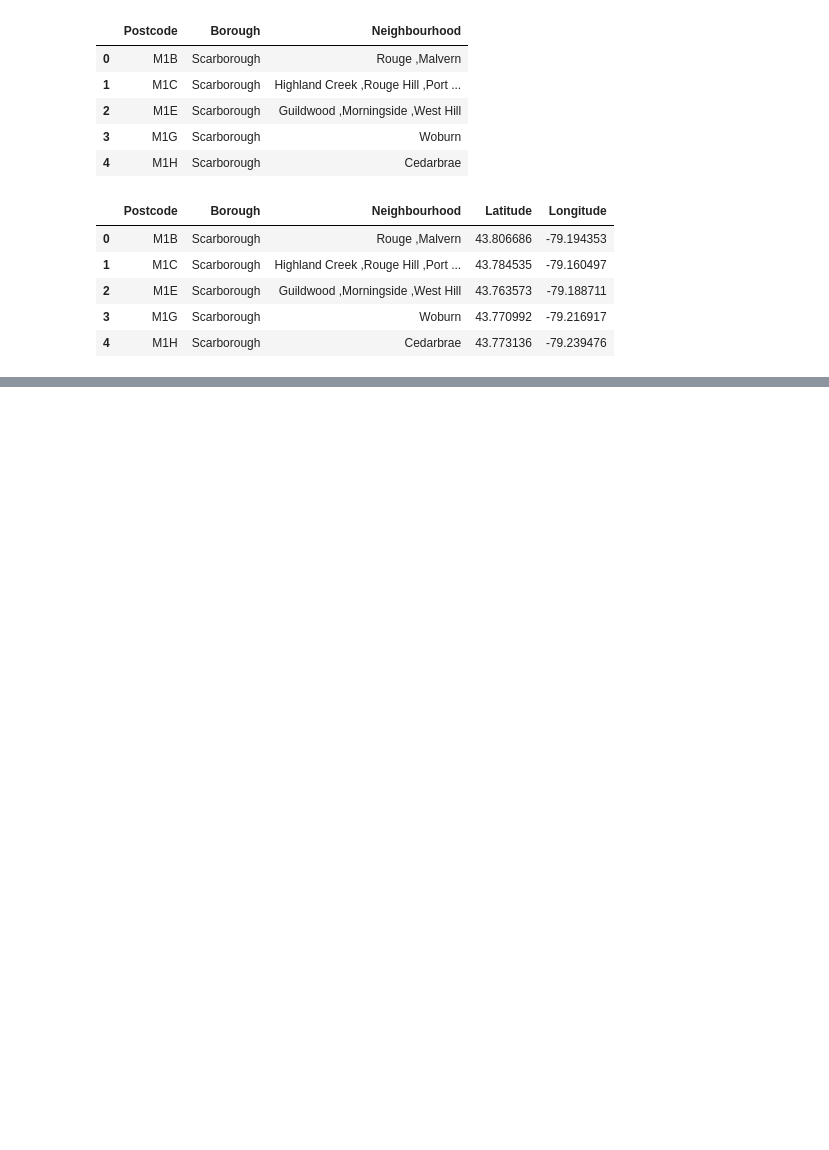
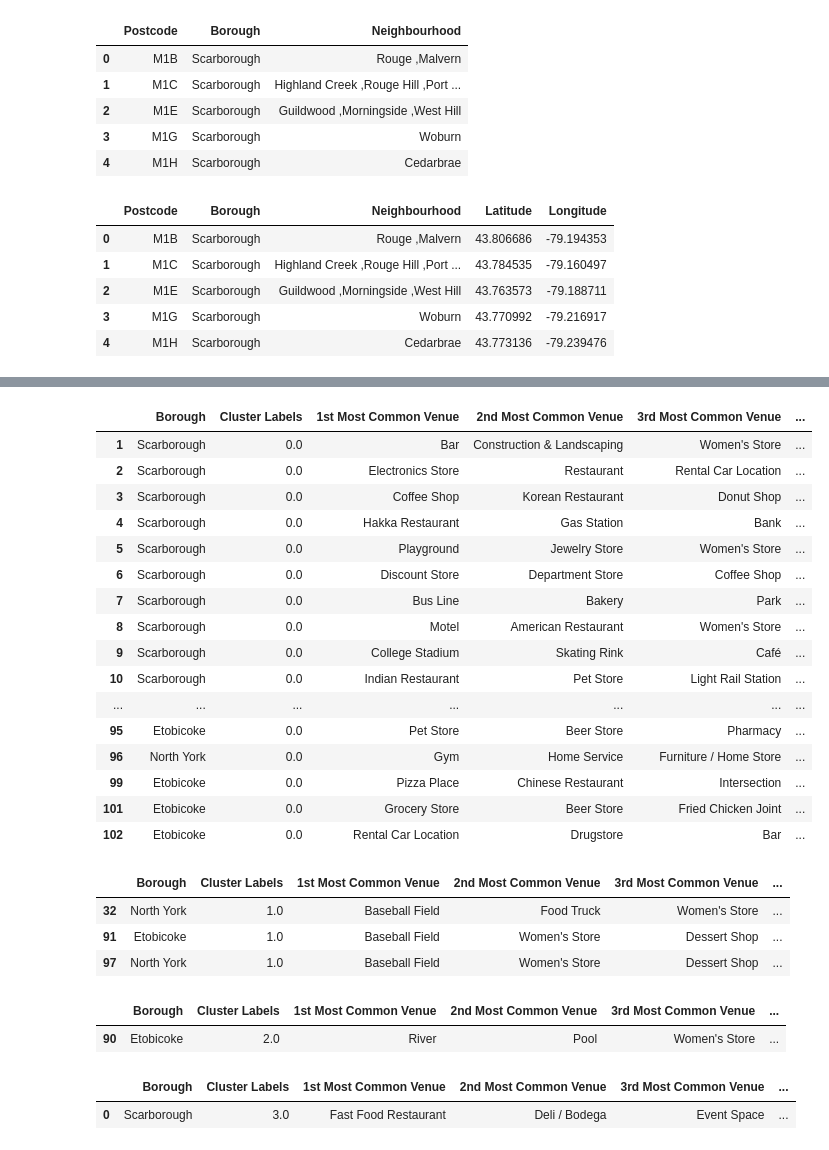
Before and after one commit to rahul1-bot/Coursera_Capstone, a Jupyter notebook: part 2.ipynb, the cells around one changed output, grey strips where cells are left out. Saved outputs shown, nothing was run; the diff lists cells and outputs as text; code cells hidden in the pictures; blank space fills up the shorter version.

```diff
--- a/part 2.ipynb
+++ b/part 2.ipynb
@@ -51,0 +321,21 @@ df_new.to_csv(r'df_final.csv')
+# %%
+num_top_venues = 10
+
+indicators = ['st', 'nd', 'rd']
+
+# create columns according to number of top venues
+columns = ['Neighborhood']
+for ind in np.arange(num_top_venues):
+    try:
+        columns.append('{}{} Most Common Venue'.format(ind+1, indicators[ind]))
+    except:
+        columns.append('{}th Most Common Venue'.format(ind+1))
+
+# create a new dataframe
+neighborhoods_venues_sorted = pd.DataFrame(columns=columns)
+neighborhoods_venues_sorted['Neighborhood'] = toronto_grouped['Neighborhood']
+
+for ind in np.arange(toronto_grouped.shape[0]):
+    neighborhoods_venues_sorted.iloc[ind, 1:] = return_most_common_venues(toronto_grouped.iloc[ind, :], num_top_venues)
+
+neighborhoods_venues_sorted.head()
@@ -51,0 +349,11 @@ df_new.to_csv(r'df_final.csv')
+# %%
+# set number of clusters
+kclusters = 5
+
+toronto_grouped_clustering = toronto_grouped.drop('Neighborhood', 1)
+
+# run k-means clustering
+kmeans = KMeans(n_clusters=kclusters, random_state=0).fit(toronto_grouped_clustering)
+
+# check cluster labels generated for each row in the dataframe
+kmeans.labels_[0:10]
@@ -51,0 +362,10 @@ df_new.to_csv(r'df_final.csv')
+# %%
+# add clustering labels
+neighborhoods_venues_sorted.insert(0, 'Cluster Labels', kmeans.labels_)
+
+toronto_merged = neighborhoods
+
+# merge toronto_grouped with toronto_data to add latitude/longitude for each neighborhood
+toronto_merged = toronto_merged.join(neighborhoods_venues_sorted.set_index('Neighborhood'), on='Neighbourhood')
+
+toronto_merged.head() # check the last columns!
@@ -51,0 +403,37 @@ df_new.to_csv(r'df_final.csv')
+# %%
+toronto_merged.loc[toronto_merged['Cluster Labels'] == 0, toronto_merged.columns[[1] + list(range(5, toronto_merged.shape[1]))]]
+# %% [output]
+|  | Borough | Cluster Labels | 1st Most Common Venue | 2nd Most Common Venue | 3rd Most Common Venue | ... |
+| 1 | Scarborough | 0.0 | Bar | Construction & Landscaping | Women's Store | ... |
+| 2 | Scarborough | 0.0 | Electronics Store | Restaurant | Rental Car Location | ... |
+| 3 | Scarborough | 0.0 | Coffee Shop | Korean Restaurant | Donut Shop | ... |
+| 4 | Scarborough | 0.0 | Hakka Restaurant | Gas Station | Bank | ... |
+| 5 | Scarborough | 0.0 | Playground | Jewelry Store | Women's Store | ... |
+| 6 | Scarborough | 0.0 | Discount Store | Department Store | Coffee Shop | ... |
+| 7 | Scarborough | 0.0 | Bus Line | Bakery | Park | ... |
+| 8 | Scarborough | 0.0 | Motel | American Restaurant | Women's Store | ... |
+| 9 | Scarborough | 0.0 | College Stadium | Skating Rink | Café | ... |
+| 10 | Scarborough | 0.0 | Indian Restaurant | Pet Store | Light Rail Station | ... |
+| ... | ... | ... | ... | ... | ... | ... |
+| 95 | Etobicoke | 0.0 | Pet Store | Beer Store | Pharmacy | ... |
+| 96 | North York | 0.0 | Gym | Home Service | Furniture / Home Store | ... |
+| 99 | Etobicoke | 0.0 | Pizza Place | Chinese Restaurant | Intersection | ... |
+| 101 | Etobicoke | 0.0 | Grocery Store | Beer Store | Fried Chicken Joint | ... |
+| 102 | Etobicoke | 0.0 | Rental Car Location | Drugstore | Bar | ... |
+# %%
+toronto_merged.loc[toronto_merged['Cluster Labels'] == 1, toronto_merged.columns[[1] + list(range(5, toronto_merged.shape[1]))]]
+# %% [output]
+|  | Borough | Cluster Labels | 1st Most Common Venue | 2nd Most Common Venue | 3rd Most Common Venue | ... |
+| 32 | North York | 1.0 | Baseball Field | Food Truck | Women's Store | ... |
+| 91 | Etobicoke | 1.0 | Baseball Field | Women's Store | Dessert Shop | ... |
+| 97 | North York | 1.0 | Baseball Field | Women's Store | Dessert Shop | ... |
+# %%
+toronto_merged.loc[toronto_merged['Cluster Labels'] == 2, toronto_merged.columns[[1] + list(range(5, toronto_merged.shape[1]))]]
+# %% [output]
+|  | Borough | Cluster Labels | 1st Most Common Venue | 2nd Most Common Venue | 3rd Most Common Venue | ... |
+| 90 | Etobicoke | 2.0 | River | Pool | Women's Store | ... |
+# %%
+toronto_merged.loc[toronto_merged['Cluster Labels'] == 3, toronto_merged.columns[[1] + list(range(5, toronto_merged.shape[1]))]]
+# %% [output]
+|  | Borough | Cluster Labels | 1st Most Common Venue | 2nd Most Common Venue | 3rd Most Common Venue | ... |
+| 0 | Scarborough | 3.0 | Fast Food Restaurant | Deli / Bodega | Event Space | ... |
```
Also changed, not shown: parts of 23 cells of this notebook.
